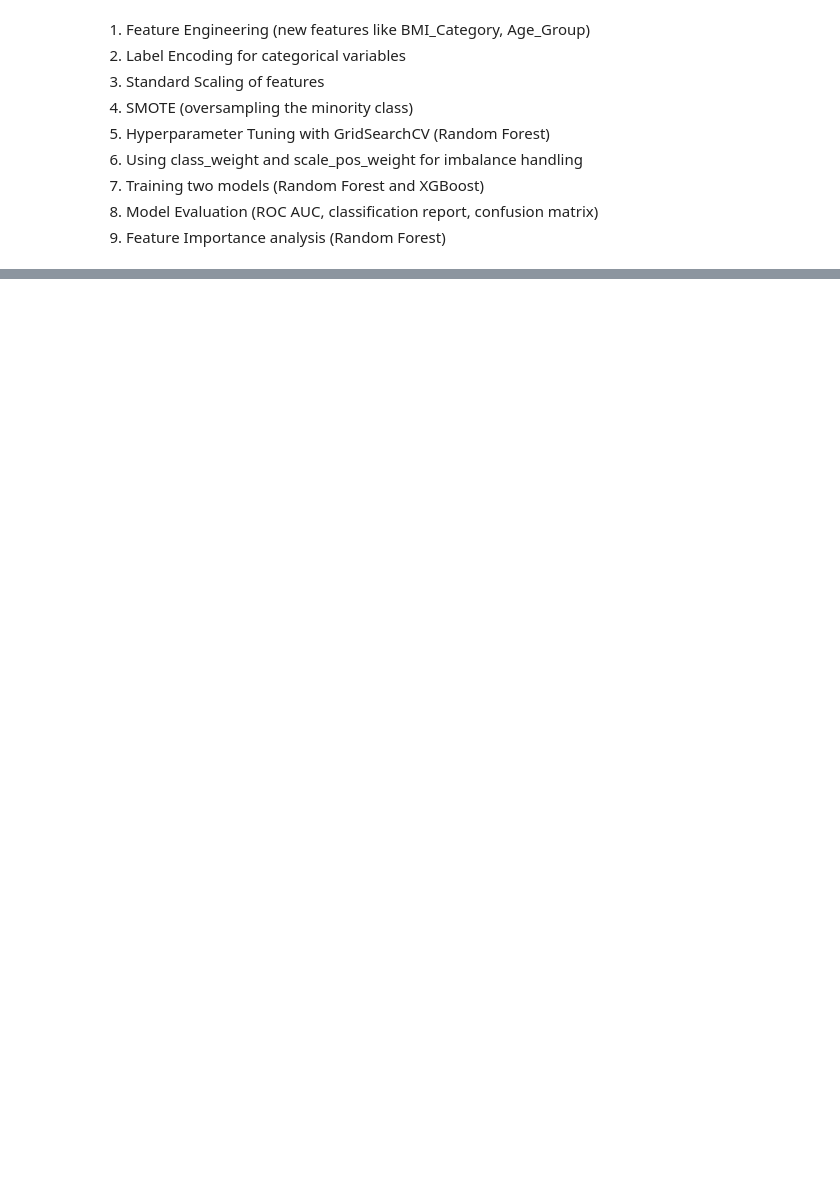
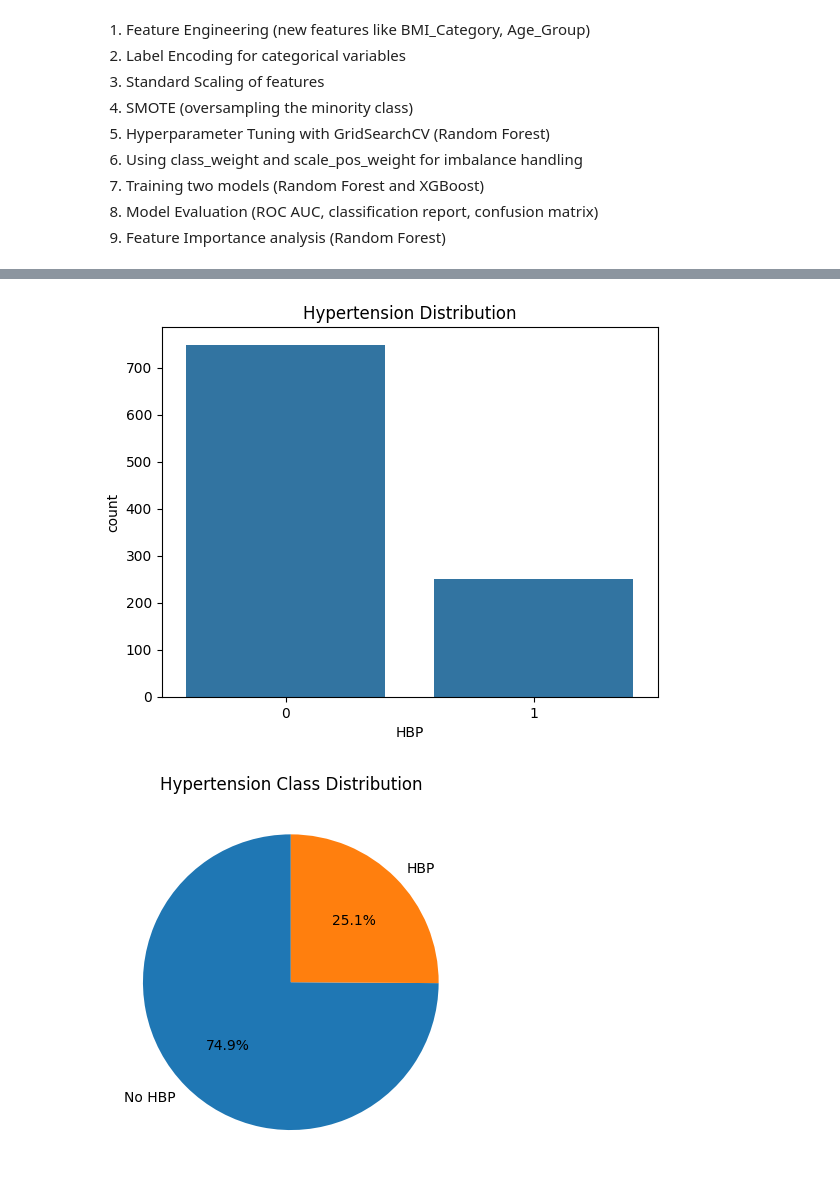
Before and after one commit to DenzilSerrao/Hypertension-prediction, a Jupyter notebook: Execution book.ipynb, the cells around one changed output, grey strips where cells are left out. Drawn from its saved outputs; the diff is of its cells as text; code cells hidden in the pictures; blank space fills up the shorter version.

```diff
--- a/Execution book.ipynb
+++ b/Execution book.ipynb
@@ -333,0 +221,13 @@ Age_Group: 0.0373
+# %%
+# Step 10: Visualize Target Distribution
+sns.countplot(x='HBP', data=df)
+plt.title("Hypertension Distribution")
+plt.show()
+
+df['HBP'].value_counts().plot.pie(autopct='%1.1f%%', startangle=90, labels=['No HBP', 'HBP'])
+plt.title("Hypertension Class Distribution")
+plt.ylabel('')
+plt.show()
+# %% [output]
+[figure, added]
+[figure, added]
```
Also changed, not shown: parts of 21 cells of this notebook, 1 other file.
